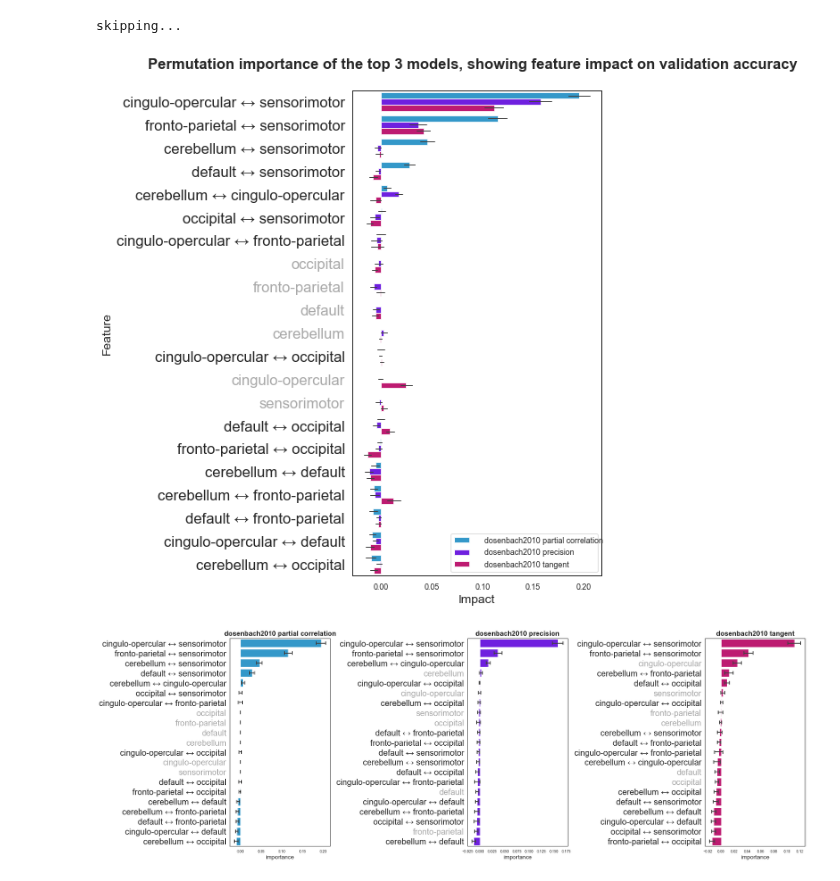
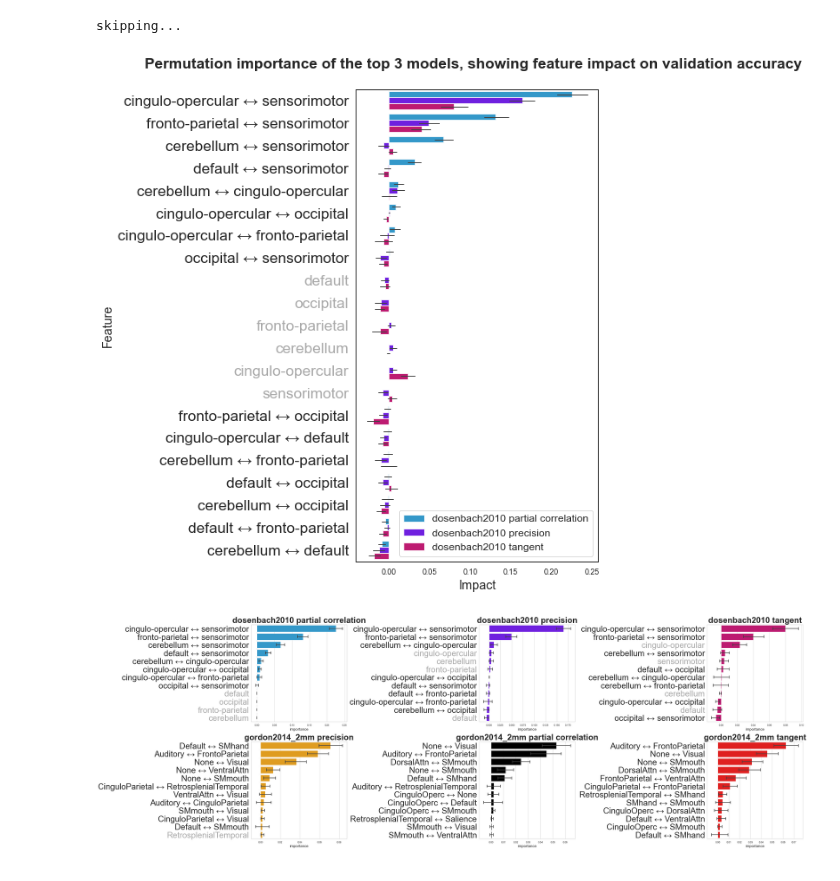
Before and after one commit to morteza/ACNets, a Jupyter notebook: notebooks/4 Visualizations.ipynb, the cells around one changed output. Drawn from its saved outputs; the diff is of its cells as text; code cells hidden in the pictures.

Commit message:
Update figures for the June 24th meeting with Daphne

```diff
--- a/notebooks/4 Visualizations.ipynb
+++ b/notebooks/4 Visualizations.ipynb
@@ -42,7 +42,7 @@ import re
 
 sns.set('paper', style='whitegrid')
 # %%
-results = xr.open_dataset('models/1_connectivity_classifier_results.nc').load()
+results = xr.open_dataset('models/connectivity_classifiers_top6.nc').load()
 # %%
 split_score_cols = [c for c in list(results.keys()) if re.match(r'split\d+_test_score', c)]
 grid_cv_results = results[split_score_cols + ['rank_test_score', 'mean_test_score']].to_pandas()
@@ -349,13 +349,16 @@ skipping...
 # results[f'{model_name} importances'].to_pandas()
 # results.sel(model_name=['dosenbach2010 partial correlation', 'dosenbach2010 precision'])
 
-top_model_names = [f'{name} importances' for name in results['model_name'].values]
+top_model_names = [f'{name}' for name in results['model_name'].values[:3]]
 # top_model_scores = scores.query('label in @top_model_names').sort_values('mean_test_score')
+colors = ['#1BA1E2', '#6A00FF', '#D80073', 'orange', 'black', 'red']
+pallete = sns.color_palette(colors)
+
 
 top_model_importances = []
 
 for model_name in top_model_names:
-    df = results[model_name].to_pandas()
+    df = results[model_name + ' importances'].to_pandas()
     df['model_name'] = model_name
     top_model_importances.append(df)
 
@@ -365,10 +368,8 @@ top_model_importances['model_name'] = top_model_importances['model_name'].apply(
 
 fig, ax = plt.subplots(figsize=(5, 10))
 
-order = results[f'{top_model_names[0]}'].to_pandas().mean().sort_values(ascending=False).index.to_list()
+order = results[f'{top_model_names[0]} importances'].to_pandas().mean().sort_values(ascending=False).index.to_list()
 
-colors = ['#1BA1E2', '#6A00FF', '#D80073']
-pallete = sns.color_palette(colors)
 
 g = sns.barplot(data=top_model_importances,  x='importance', y='feature', hue='model_name',
                 order=order,
@@ -393,11 +394,9 @@ plt.suptitle('Permutation importance of the top 3 models, showing feature impact
 
 plt.show()
 # %% [output]
-[figure, old version]
+[figure, new version]
 # %%
-colors = ['#1BA1E2', '#6A00FF', '#D80073']
-
-def plot_feature_importance(results, model_name, ax=None):
+def plot_feature_importance(results, model_name, n_features=-1, ax=None):
 
     top_model_names = results['model_name'].values.tolist()
     color = colors[top_model_names.index(model_name)]
@@ -406,43 +405,42 @@ def plot_feature_importance(results, model_name, ax=None):
         _, ax = plt.subplots(figsize=(7, 15))
 
     perm_imp_scores = results[f'{model_name} importances'].to_pandas()
 
     perm_imp_order = perm_imp_scores.mean().sort_values(ascending=False).index.to_list()
+    perm_imp_order = perm_imp_order[:n_features]
 
     g = sns.barplot(data=perm_imp_scores,
                 order=perm_imp_order,
                 orient='horizontal',
                 capsize=.3,
                 errwidth=2,
                 color=color,
                 ax=ax)
 
-    g.set_yticklabels(g.get_yticklabels(), fontsize=20)
+    g.set_yticklabels(g.get_yticklabels(), fontsize=30)
     g.set_ylabel('')
     g.set_xlabel('importance', fontsize='x-large')
 
     for tick in g.get_yticklabels():
         if '\N{left right arrow}' not in str(tick):
             tick.set_color('darkgray')
 
+top_model_names = [f'{name}' for name in results['model_name'].values]
 
+_, axes = plt.subplots(2,len(top_model_names) // 2,
+                       figsize=(len(top_model_names)*6,12), sharey=False, squeeze=False)
 
-model_names = results['model_name'].values
-
-_, axes = plt.subplots(1,len(model_names),
-                       figsize=(len(model_names)*8,8), sharey=False, squeeze=False)
-
-for i, (model_name, ax) in enumerate(zip(model_names, axes.flatten())):
-    plot_feature_importance(results, model_name, ax)
-    ax.set_title(model_name, fontsize='xx-large', fontweight='bold')
+for i, (model_name, ax) in enumerate(zip(top_model_names, axes.flatten())):
+    plot_feature_importance(results, model_name, ax=ax, n_features=12)
+    ax.set_title(model_name, fontsize=30, fontweight='bold')
 
 
 # plt.suptitle('Permutation importance (impact on model accuracy)', fontsize='xx-large')
 
 plt.tight_layout()
 plt.show()
 # %% [output]
-[figure, old version]
+[figure, new version]
 # %%
 shap.summary_plot(shap_values,
                   feature_names=feature_names,
```
Also changed, not shown: parts of 6 cells of this notebook, 3 other files.
